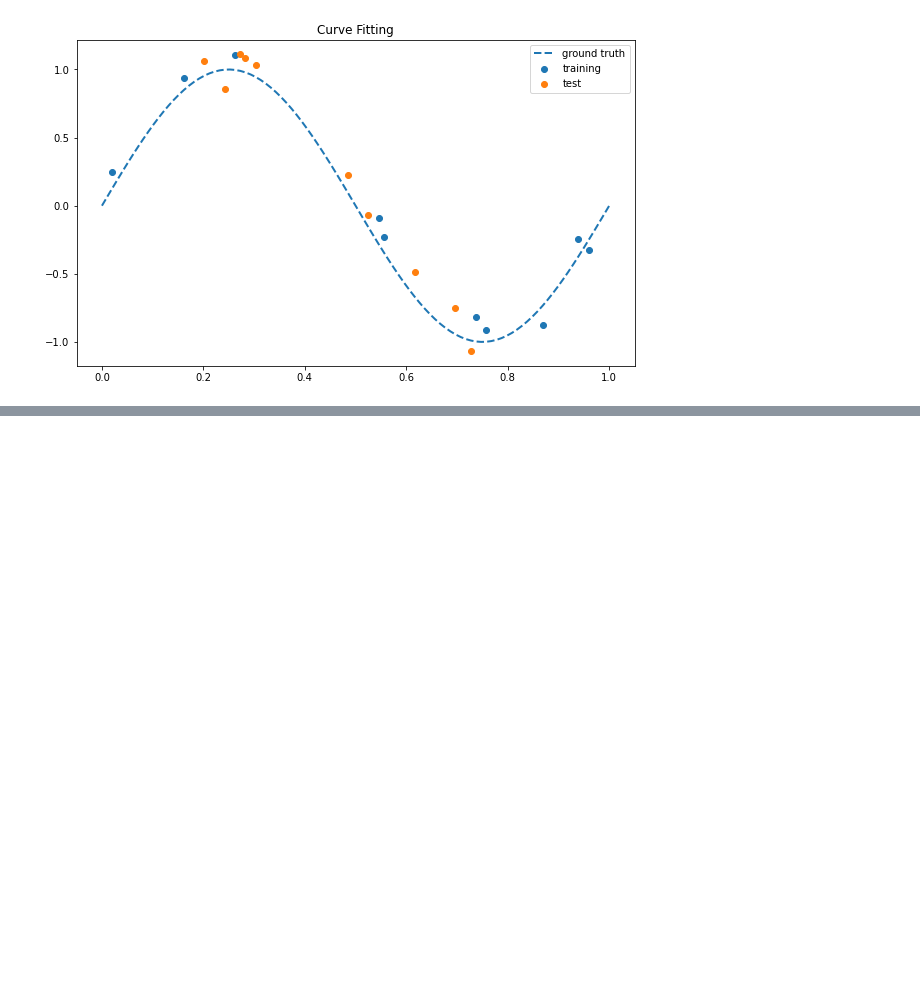
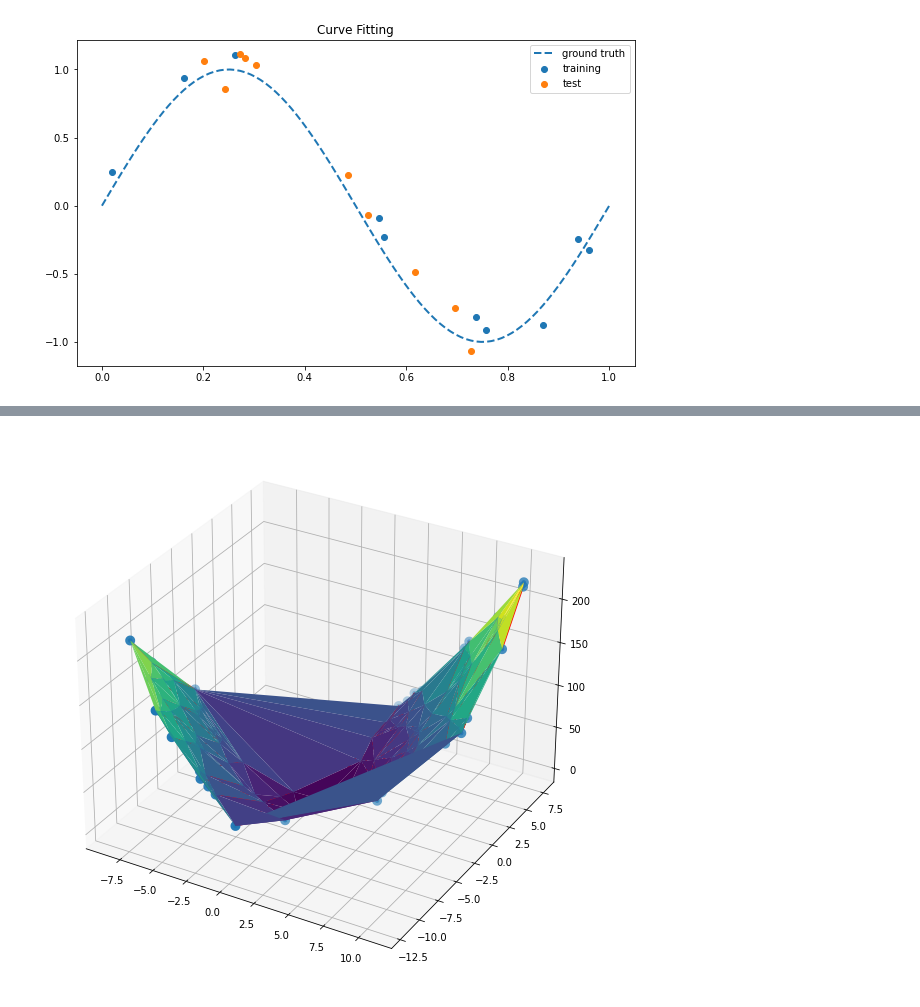
Before and after one commit to jroccal/machine_learning_fundamentals, a Jupyter notebook: notebooks/Polynomial_curve_fitting.ipynb, the cells around one changed output, grey strips where cells are left out. Drawn from its saved outputs; the diff is of its cells as text; code cells hidden in the pictures; blank space fills up the shorter version.

```diff
--- a/notebooks/Polynomial_curve_fitting.ipynb
+++ b/notebooks/Polynomial_curve_fitting.ipynb
@@ -127,0 +223,11 @@ ax.legend()
+# %%
+fig = plt.figure(figsize=[10,10])
+ax = plt.axes(projection='3d')
+
+ax.scatter3D(df_plot.sort_values([0,1])[0], df_plot.sort_values([0,1])[1], df_plot.sort_values([0,1])[2], 'blue',
+             linewidth=5.5)
+ax.plot3D(df_plot.sort_values([0,1])[0], df_plot.sort_values([0,1])[1], df_plot.sort_values([0,1])[2], 'red')
+ax.plot_trisurf(df_plot.sort_values([0,1])[0], df_plot.sort_values([0,1])[1], df_plot.sort_values([0,1])[2],
+                cmap='viridis', edgecolor='none');
+# %% [output]
+[figure, added]
```
Also changed, not shown: parts of 21 cells of this notebook.
